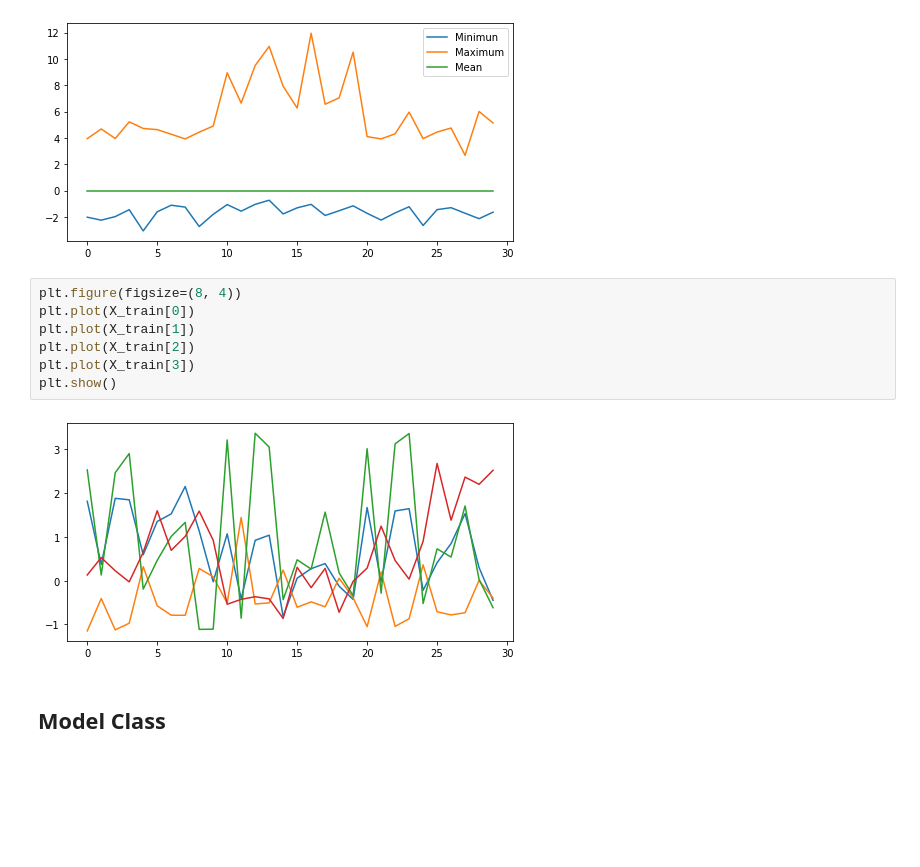
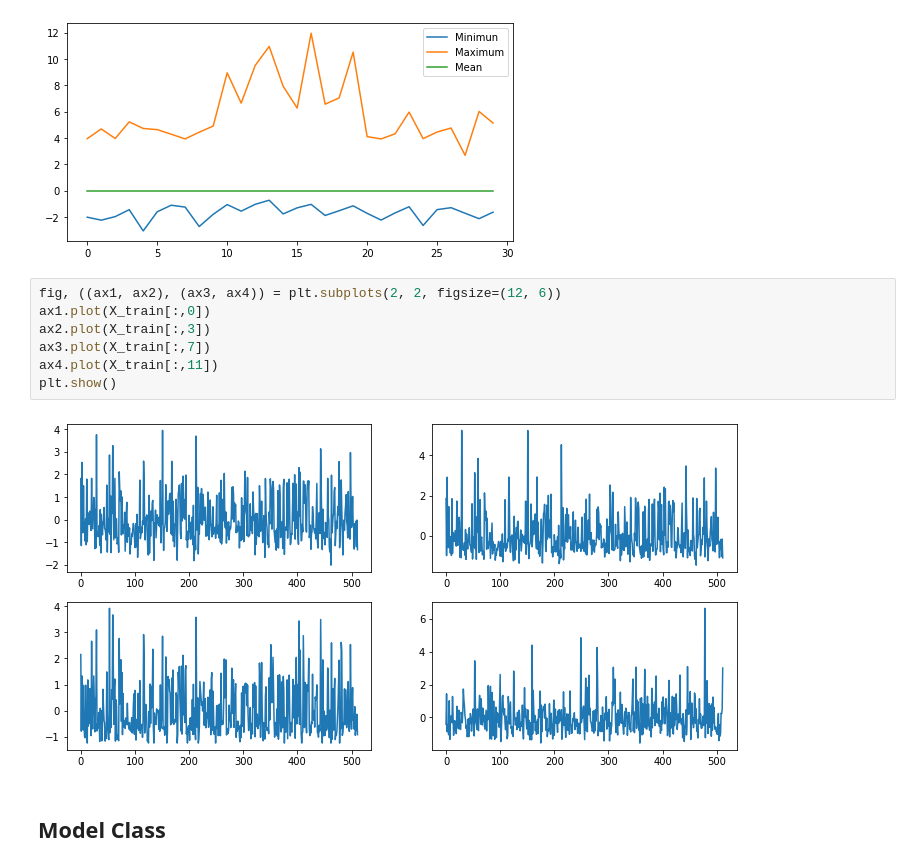
Before and after one commit to hemendrarajawat/DL-Basic-To-Advanced, a Jupyter notebook: code/DL005-Perceptron.ipynb, the cells around one changed output. Saved outputs shown, nothing was run; the diff lists cells and outputs as text; blank space fills up the shorter version.

```diff
--- a/code/DL005-Perceptron.ipynb
+++ b/code/DL005-Perceptron.ipynb
@@ -141,15 +141,15 @@ plt.legend()
 plt.show()
 # %% [output]
 [figure]
-# %%
-plt.figure(figsize=(8, 4))
-plt.plot(X_train[0])
-plt.plot(X_train[1])
-plt.plot(X_train[2])
-plt.plot(X_train[3])
-plt.show()
-# %% [output]
-[figure, removed]
+# %%
+fig, ((ax1, ax2), (ax3, ax4)) = plt.subplots(2, 2, figsize=(12, 6))
+ax1.plot(X_train[:,0])
+ax2.plot(X_train[:,3])
+ax3.plot(X_train[:,7])
+ax4.plot(X_train[:,11])
+plt.show()
+# %% [output]
+[figure, added]
 # %% [markdown]
 ## Model Class
 # %%
```
Also changed, not shown: parts of 2 cells of this notebook.
